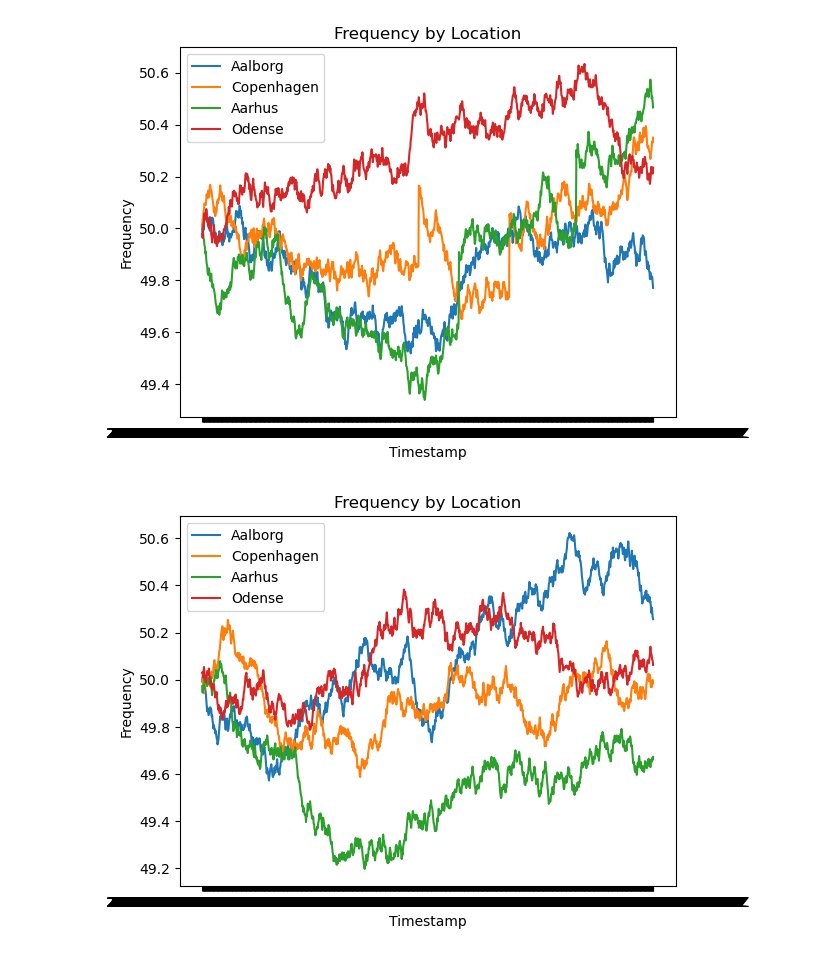
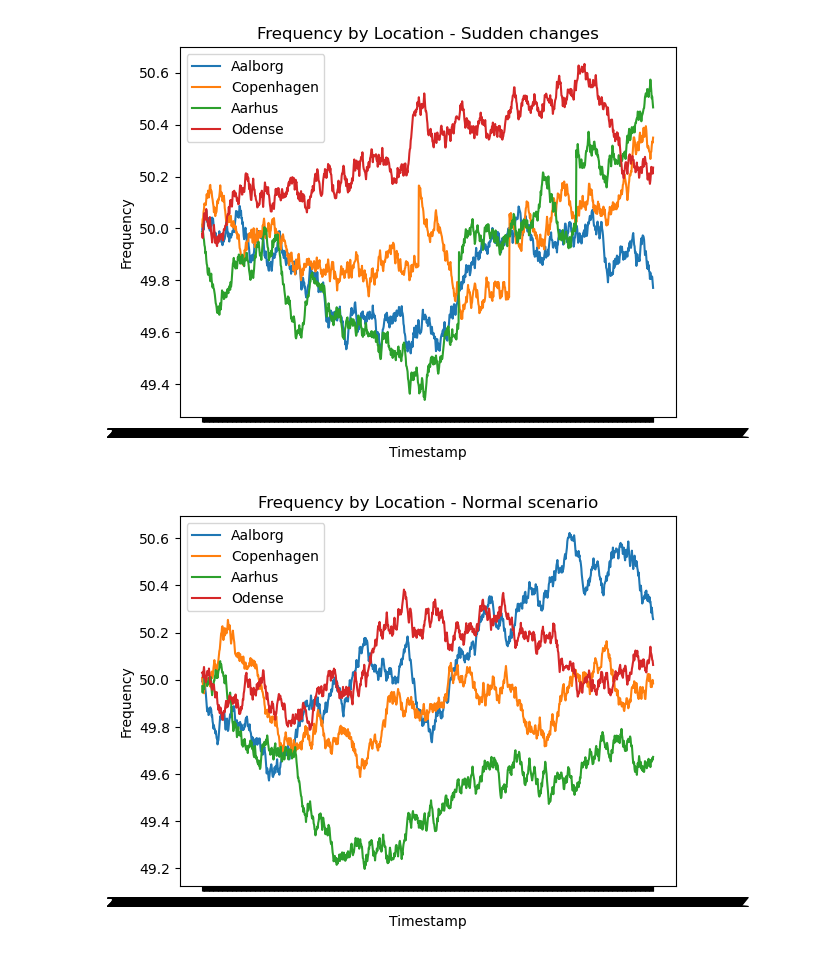
Before and after one commit to joachimbulow/energy-balancing-mvp, a Jupyter notebook: tso/measurements/pmu-viz.ipynb, the cells around one changed output. Drawn from its saved outputs; the diff is of its cells as text; code cells hidden in the pictures.

Commit message:
added png title to frequency visualization

```diff
--- a/tso/measurements/pmu-viz.ipynb
+++ b/tso/measurements/pmu-viz.ipynb
@@ -2,16 +2,17 @@
 import json
 import matplotlib.pyplot as plt
 # %%
-def getVisualization(filepath):
+def getVisualization(filepath, title = 'Frequency by Location'):
 
     with open(filepath, 'r') as file:
         data = json.load(file)
 
-    # could be optimized to run faster - currently runtime l*3n = O(l*n)
+    # could be optimized to run faster - currently many for loops
     locations = set([d['location'] for d in data])
 
     entries = 1000
 
+    # nested for loop
     for location in locations:
         timestamps = [d['timestamp'] for d in data if d['location'] == location]
         frequencies = [d['frequency'] for d in data if d['location'] == location]
@@ -20,16 +21,16 @@ def getVisualization(filepath):
 
     plt.xlabel('Timestamp')
     plt.ylabel('Frequency')
-    plt.title('Frequency by Location')
+    plt.title(title)
     plt.legend()
     plt.show()
 # %%
 filepath = './data/sudden-change.json'
-getVisualization(filepath)
+getVisualization(filepath, 'Frequency by Location - Sudden changes')
 # %% [output]
-[figure, old version]
+[figure, new version]
 # %%
 filepath = './data/pmu-measurements.json'
-getVisualization(filepath)
+getVisualization(filepath, 'Frequency by Location - Normal scenario')
 # %% [output]
-[figure, old version]
+[figure, new version]
```
